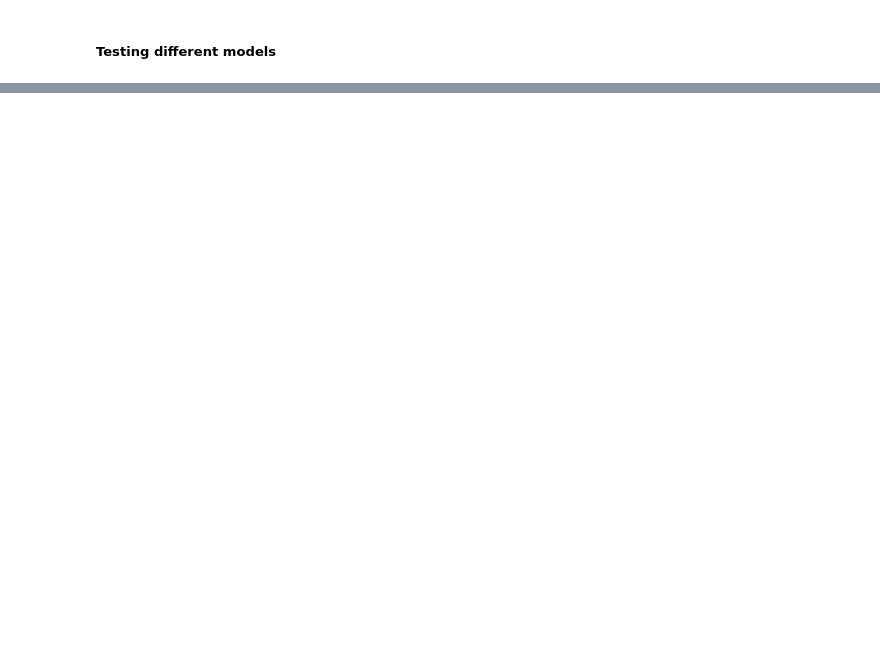
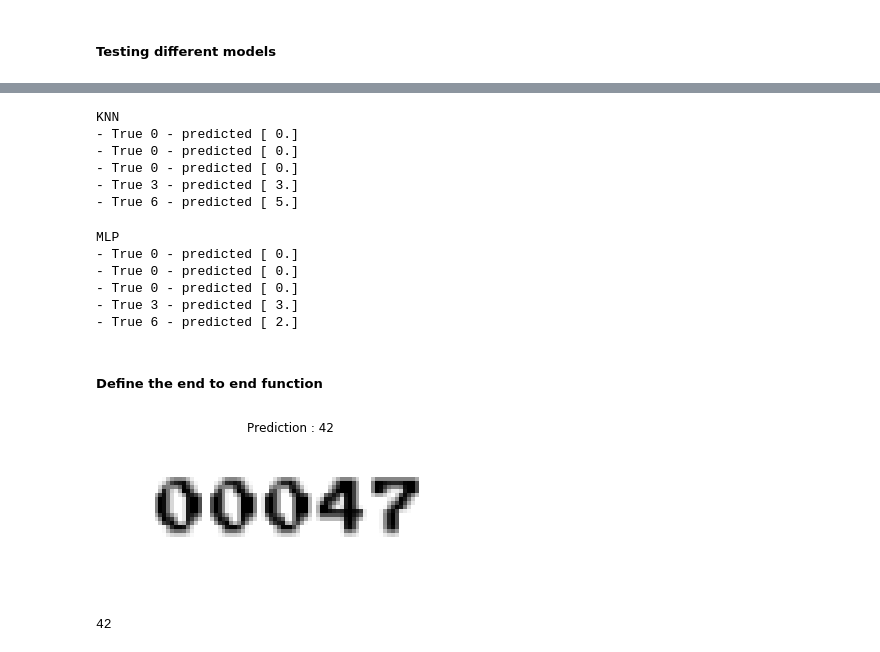
Before and after one commit to TheoLvs/reinforcement-learning, a Jupyter notebook: 4. Chrome Dino/20180102 - Chrome Dino development.ipynb, the cells around one changed output, grey strips where cells are left out. Drawn from its saved outputs; the diff is of its cells as text; code cells hidden in the pictures; blank space fills up the shorter version.

```diff
--- a/4. Chrome Dino/20180102 - Chrome Dino development.ipynb
+++ b/4. Chrome Dino/20180102 - Chrome Dino development.ipynb
@@ -469,0 +457,7 @@ img
+# %%
+def prepare_image_for_mnist_input(img):
+    img = Image.fromarray(img)
+    img = img.resize((20,20))
+    mask = np.zeros((28,28),np.uint8)
+    mask[4:24,4:24] = img
+    return mask.reshape(1,-1)
@@ -469,0 +475,65 @@ img
+# %%
+print("KNN")
+for img_digit,true in zip(digits,[0,0,0,3,6]):
+    print("- True {} - predicted {}".format(true,knn.predict(prepare_image_for_mnist_input(img_digit))))
+# %% [output]
+KNN
+- True 0 - predicted [ 0.]
+- True 0 - predicted [ 0.]
+- True 0 - predicted [ 0.]
+- True 3 - predicted [ 3.]
+- True 6 - predicted [ 5.]
+# %%
+print("MLP")
+for img_digit,true in zip(digits,[0,0,0,3,6]):
+    print("- True {} - predicted {}".format(true,mlp.predict(prepare_image_for_mnist_input(img_digit))))
+# %% [output]
+MLP
+- True 0 - predicted [ 0.]
+- True 0 - predicted [ 0.]
+- True 0 - predicted [ 0.]
+- True 3 - predicted [ 3.]
+- True 6 - predicted [ 2.]
+# %% [markdown]
+##### Define the end to end function
+# %%
+def get_score():
+    roi = grab_roi()
+    img_array = np.array(roi)
+    img_score = extract_score(img_array)
+    img_score = cv2.cvtColor(img_score,cv2.COLOR_BGR2GRAY)
+    _,score_th = cv2.threshold(img_score,210,255,cv2.THRESH_BINARY_INV)
+    score_eroded = cv2.erode(score_th,np.ones((2,2),np.uint8))
+
+    im,contours,_ = cv2.findContours(score_eroded.copy(), cv2.RETR_EXTERNAL,cv2.CHAIN_APPROX_SIMPLE)
+    im = cv2.cvtColor(im,cv2.COLOR_GRAY2BGR)
+
+
+    boxes = [cv2.boundingRect(c) for c in contours]
+    boxes = [box for box in boxes if box[2] > 9 and box[3] > 10]
+    boxes = list(sorted(boxes,key = lambda x : x[0]))
+
+    digits = []
+    for (x, y, w, h) in boxes:
+        digits.append(score_eroded[y:y+h,x:x+w])
+
+    digits = [prepare_image_for_mnist_input(digit) for digit in digits]
+    digits = np.vstack(digits)
+    len(digits)
+    assert len(digits) == 5
+
+    pred = np.int16(knn.predict(digits))
+    pred = "".join([str(int(x)) for x in pred])
+    pred = int(pred)
+
+    plt.title("Prediction : {}".format(pred))
+    plt.imshow(img_score,cmap = "gray")
+    plt.axis("off")
+    plt.show()
+
+    return pred
+# %%
+get_score()
+# %% [output]
+[figure, added]
+42
```
Also changed, not shown: parts of 57 cells of this notebook.
